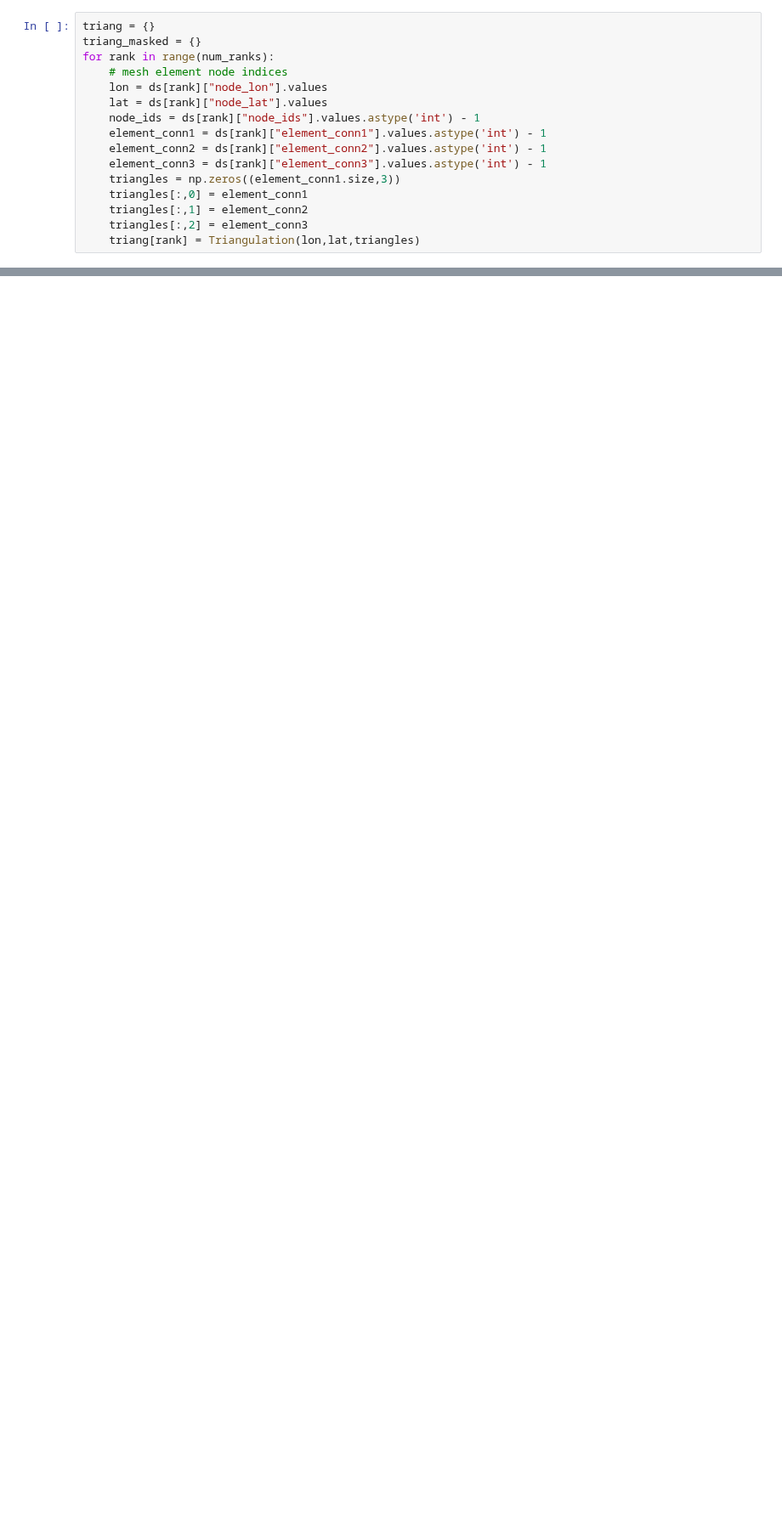
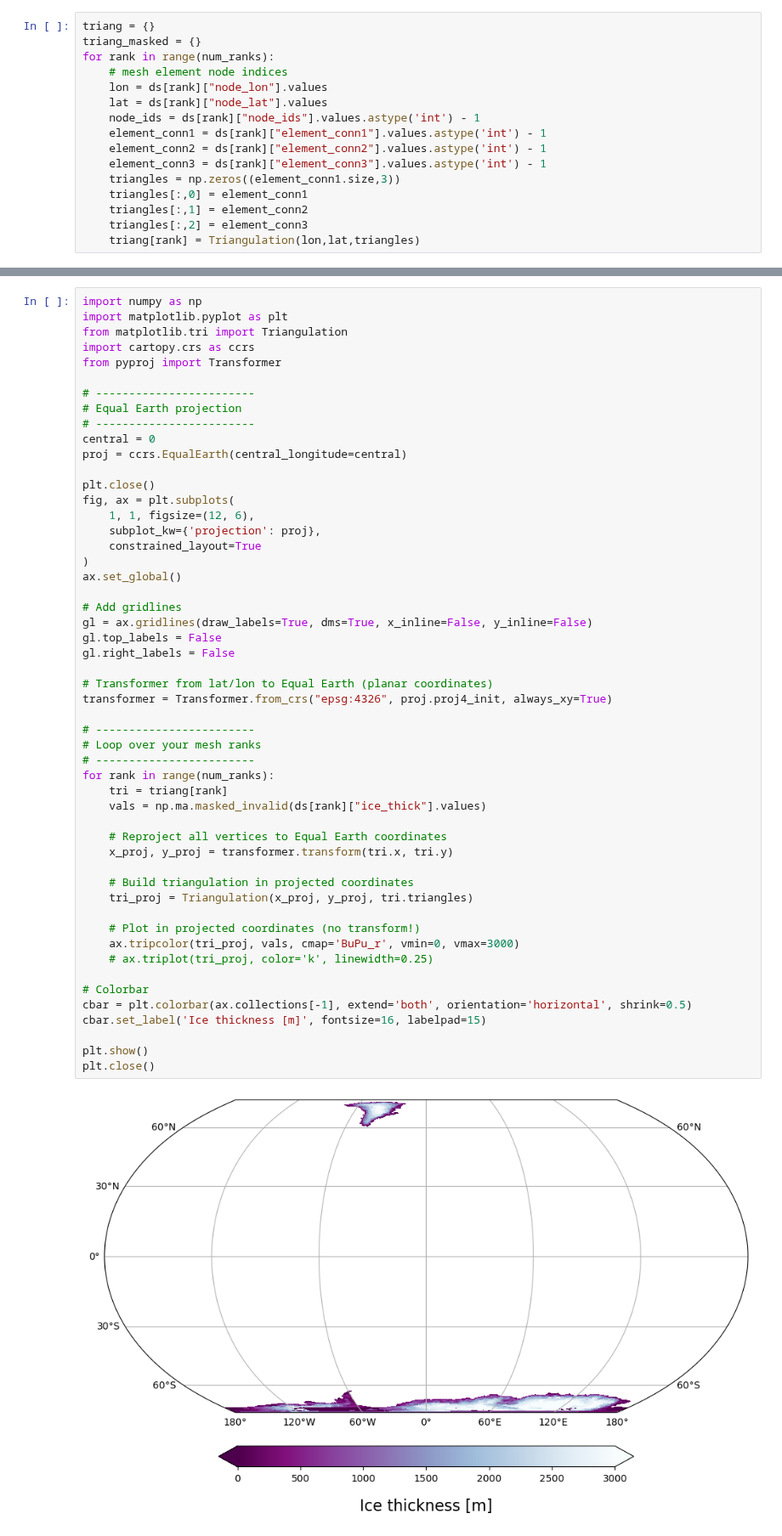
Before and after one commit to GEOS-ESM/ISSM, a Jupyter notebook: examples/GEOSInput/plotting.ipynb, the cells around one changed output, grey strips where cells are left out. Shown at 85% size. Cells and saved outputs as stored; diff of their text form; blank space fills up the shorter version.

```diff
--- a/examples/GEOSInput/plotting.ipynb
+++ b/examples/GEOSInput/plotting.ipynb
@@ -177,0 +231,54 @@ plt.close()
+# %%
+import numpy as np
+import matplotlib.pyplot as plt
+from matplotlib.tri import Triangulation
+import cartopy.crs as ccrs
+from pyproj import Transformer
+
+# ------------------------
+# Equal Earth projection
+# ------------------------
+central = 0
+proj = ccrs.EqualEarth(central_longitude=central)
+
+plt.close()
+fig, ax = plt.subplots(
+    1, 1, figsize=(12, 6),
+    subplot_kw={'projection': proj},
+    constrained_layout=True
+)
+ax.set_global()
+
+# Add gridlines
+gl = ax.gridlines(draw_labels=True, dms=True, x_inline=False, y_inline=False)
+gl.top_labels = False
+gl.right_labels = False
+
+# Transformer from lat/lon to Equal Earth (planar coordinates)
+transformer = Transformer.from_crs("epsg:4326", proj.proj4_init, always_xy=True)
+
+# ------------------------
+# Loop over your mesh ranks
+# ------------------------
+for rank in range(num_ranks):
+    tri = triang[rank]
+    vals = np.ma.masked_invalid(ds[rank]["ice_thick"].values)
+
+    # Reproject all vertices to Equal Earth coordinates
+    x_proj, y_proj = transformer.transform(tri.x, tri.y)
+
+    # Build triangulation in projected coordinates
+    tri_proj = Triangulation(x_proj, y_proj, tri.triangles)
+
+    # Plot in projected coordinates (no transform!)
+    ax.tripcolor(tri_proj, vals, cmap='BuPu_r', vmin=0, vmax=3000)
+    # ax.triplot(tri_proj, color='k', linewidth=0.25)
+
+# Colorbar
+cbar = plt.colorbar(ax.collections[-1], extend='both', orientation='horizontal', shrink=0.5)
+cbar.set_label('Ice thickness [m]', fontsize=16, labelpad=15)
+
+plt.show()
+plt.close()
+# %% [output]
+[figure, added]
```
Also changed, not shown: parts of 3 cells of this notebook, 2 other files.
